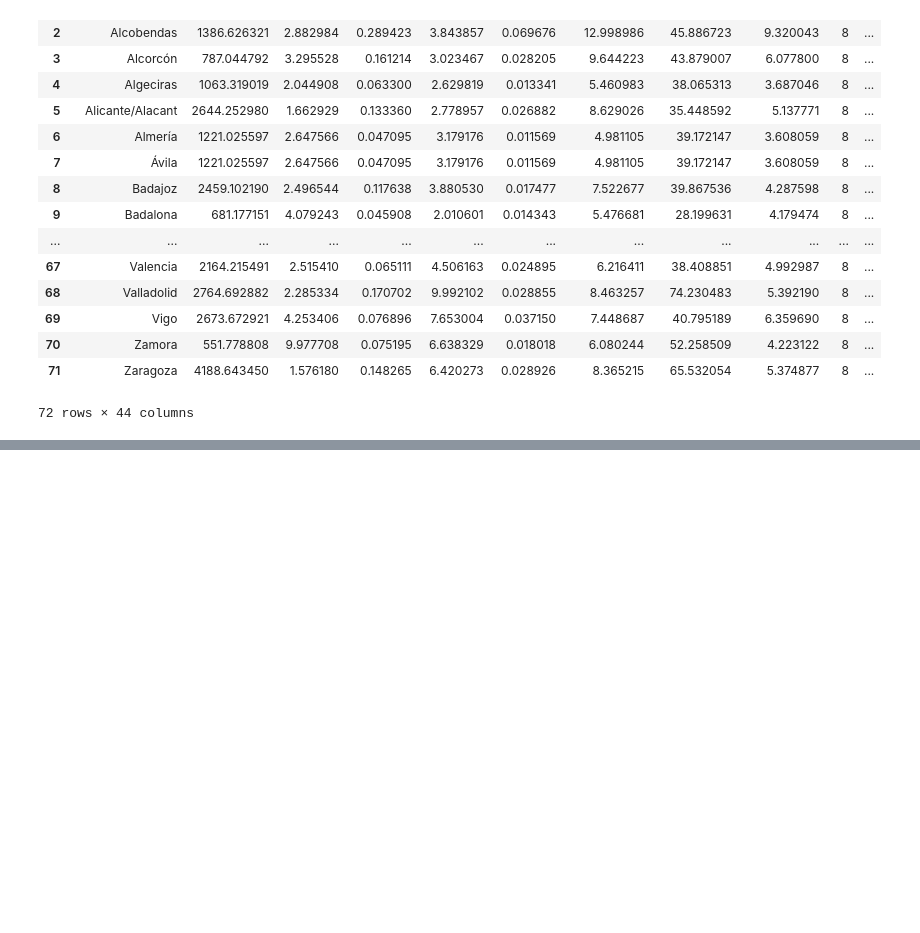
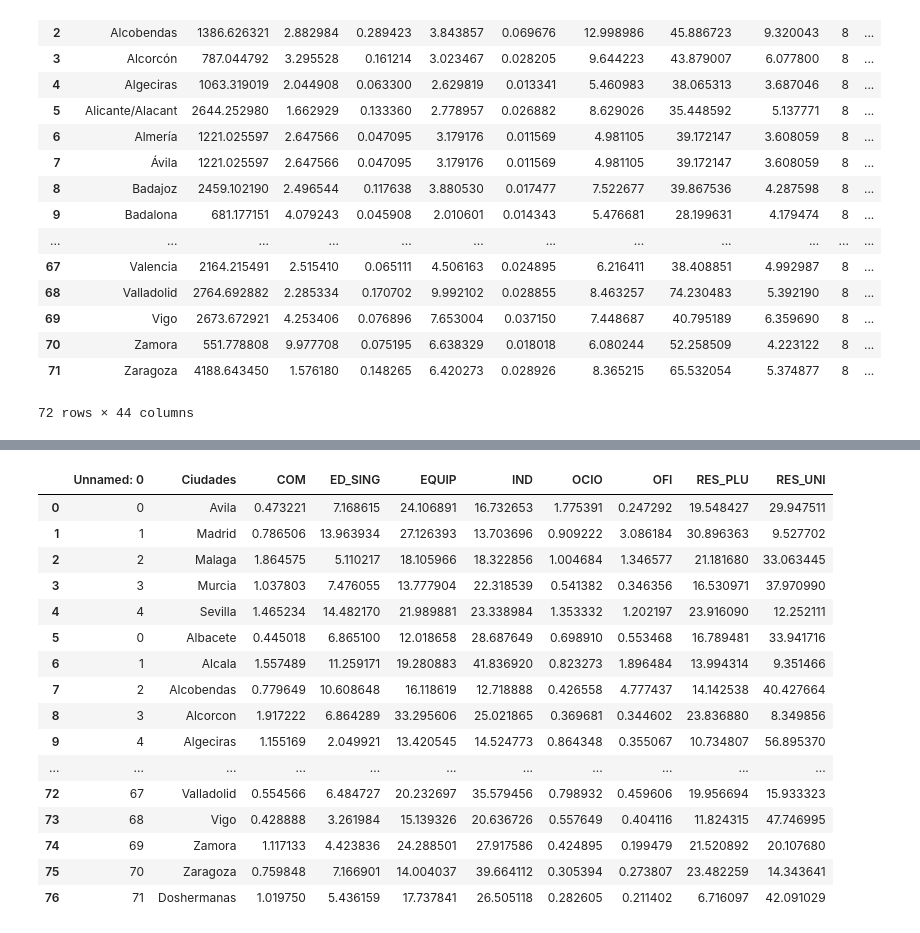
Before and after one commit to cristianvergaraf/clustering-metrics, a Jupyter notebook: datos/metricas/funcion_leer_metricas.ipynb, the cells around one changed output, grey strips where cells are left out. Cells and saved outputs as stored; diff of their text form; code cells hidden in the pictures; blank space fills up the shorter version.

```diff
--- a/datos/metricas/funcion_leer_metricas.ipynb
+++ b/datos/metricas/funcion_leer_metricas.ipynb
@@ -788,0 +770,33 @@ Ciudades_metricas.merge(datos_socioeconomicos, on = 'Ciudades', how = 'inner')
+# %%
+datos_filter_porcentaje = datos_filter_porcentajes.rename(columns = {'variable':'Ciudades'})
+# %%
+def shape_cleaning(df):
+    df['Ciudades'] = df['Ciudades'].str.replace(r'\.shp$', '', regex=True )
+    df['Ciudades'] = df['Ciudades'].str.replace('_', ' ', regex=True)
+    df['Ciudades'] = df['Ciudades'].str.replace('Class', '', regex=True )
+    df['Ciudades'] = df['Ciudades'].apply(lambda x: x.title())
+    return df
+# %%
+datos_porcentaje_shape_cl = shape_cleaning(datos_filter_porcentaje)
+# %%
+datos_porcentaje_shape_cl = shape_cleaning(datos_porcentaje_shape_cl)
+# %%
+datos_porcentaje_shape_cl
+# %% [output]
+|  | Unnamed: 0 | Ciudades | COM | ED_SING | EQUIP | IND | OCIO | OFI | RES_PLU | RES_UNI |
+| 0 | 0 | Avila | 0.473221 | 7.168615 | 24.106891 | 16.732653 | 1.775391 | 0.247292 | 19.548427 | 29.947511 |
+| 1 | 1 | Madrid | 0.786506 | 13.963934 | 27.126393 | 13.703696 | 0.909222 | 3.086184 | 30.896363 | 9.527702 |
+| 2 | 2 | Malaga | 1.864575 | 5.110217 | 18.105966 | 18.322856 | 1.004684 | 1.346577 | 21.181680 | 33.063445 |
+| 3 | 3 | Murcia | 1.037803 | 7.476055 | 13.777904 | 22.318539 | 0.541382 | 0.346356 | 16.530971 | 37.970990 |
+| 4 | 4 | Sevilla | 1.465234 | 14.482170 | 21.989881 | 23.338984 | 1.353332 | 1.202197 | 23.916090 | 12.252111 |
+| 5 | 0 | Albacete | 0.445018 | 6.865100 | 12.018658 | 28.687649 | 0.698910 | 0.553468 | 16.789481 | 33.941716 |
+| 6 | 1 | Alcala | 1.557489 | 11.259171 | 19.280883 | 41.836920 | 0.823273 | 1.896484 | 13.994314 | 9.351466 |
+| 7 | 2 | Alcobendas | 0.779649 | 10.608648 | 16.118619 | 12.718888 | 0.426558 | 4.777437 | 14.142538 | 40.427664 |
+| 8 | 3 | Alcorcon | 1.917222 | 6.864289 | 33.295606 | 25.021865 | 0.369681 | 0.344602 | 23.836880 | 8.349856 |
+| 9 | 4 | Algeciras | 1.155169 | 2.049921 | 13.420545 | 14.524773 | 0.864348 | 0.355067 | 10.734807 | 56.895370 |
+| ... | ... | ... | ... | ... | ... | ... | ... | ... | ... | ... |
+| 72 | 67 | Valladolid | 0.554566 | 6.484727 | 20.232697 | 35.579456 | 0.798932 | 0.459606 | 19.956694 | 15.933323 |
+| 73 | 68 | Vigo | 0.428888 | 3.261984 | 15.139326 | 20.636726 | 0.557649 | 0.404116 | 11.824315 | 47.746995 |
+| 74 | 69 | Zamora | 1.117133 | 4.423836 | 24.288501 | 27.917586 | 0.424895 | 0.199479 | 21.520892 | 20.107680 |
+| 75 | 70 | Zaragoza | 0.759848 | 7.166901 | 14.004037 | 39.664112 | 0.305394 | 0.273807 | 23.482259 | 14.343641 |
+| 76 | 71 | Doshermanas | 1.019750 | 5.436159 | 17.737841 | 26.505118 | 0.282605 | 0.211402 | 6.716097 | 42.091029 |
```
Also changed, not shown: parts of 18 cells of this notebook, 6 other files.
